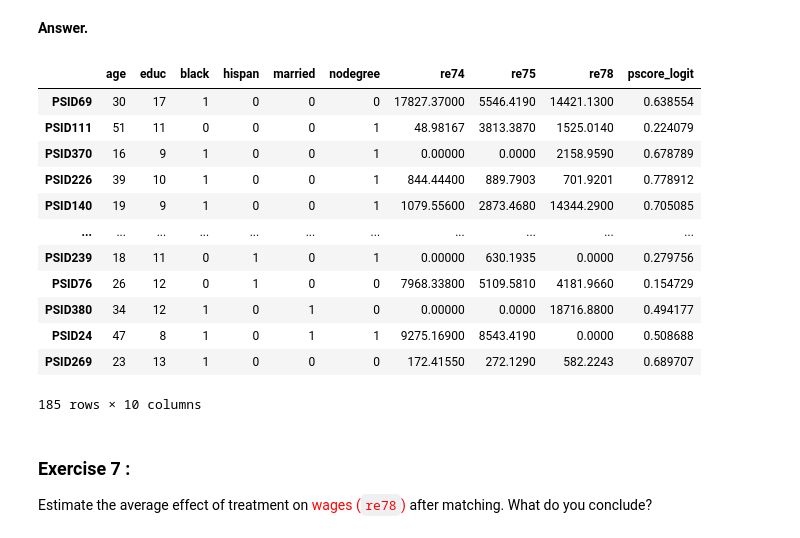
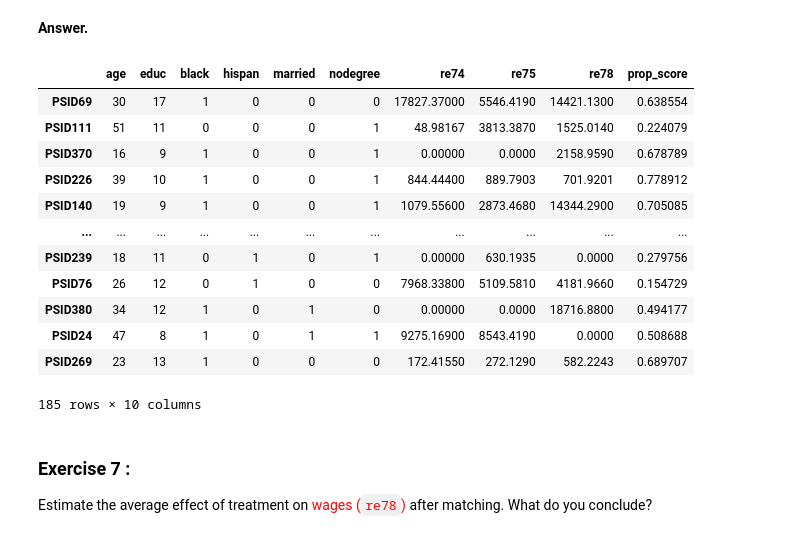
Before and after one commit to Yoker2004/Case-Studies, a Jupyter notebook: Case-2/assignment_2_STUDENT - Copy.ipynb, the cells around one changed output. Saved outputs shown, nothing was run; the diff lists cells and outputs as text; code cells hidden in the pictures.

```diff
--- a/Case-2/assignment_2_STUDENT - Copy.ipynb
+++ b/Case-2/assignment_2_STUDENT - Copy.ipynb
@@ -469,13 +419,13 @@ One reason to use the sample variances before matching rather than the sample va
 # %%
 # treat_propen and control_match for numerator, denom uses sample variances before matching, ie treat_propen and control_propen
 treat_df_2 = treatment_df.copy()
 treat_df_2['prop_score'] = treat_propen['pscore_logit']
 
 control_df_2 = control_df_copy.join(control_match, how = 'right')
-control_df_2.rename(columns = {'pscore_logit': 'pscore'})
+control_df_2 = control_df_2.rename(columns = {'pscore_logit' : 'prop_score'})
 control_df_2
 # %% [output]
-|  | age | educ | black | hispan | married | nodegree | re74 | re75 | re78 | pscore_logit |
+|  | age | educ | black | hispan | married | nodegree | re74 | re75 | re78 | prop_score |
 | PSID69 | 30 | 17 | 1 | 0 | 0 | 0 | 17827.37000 | 5546.4190 | 14421.1300 | 0.638554 |
 | PSID111 | 51 | 11 | 0 | 0 | 0 | 1 | 48.98167 | 3813.3870 | 1525.0140 | 0.224079 |
 | PSID370 | 16 | 9 | 1 | 0 | 0 | 1 | 0.00000 | 0.0000 | 2158.9590 | 0.678789 |
```
Also changed, not shown: parts of 5 cells of this notebook.
